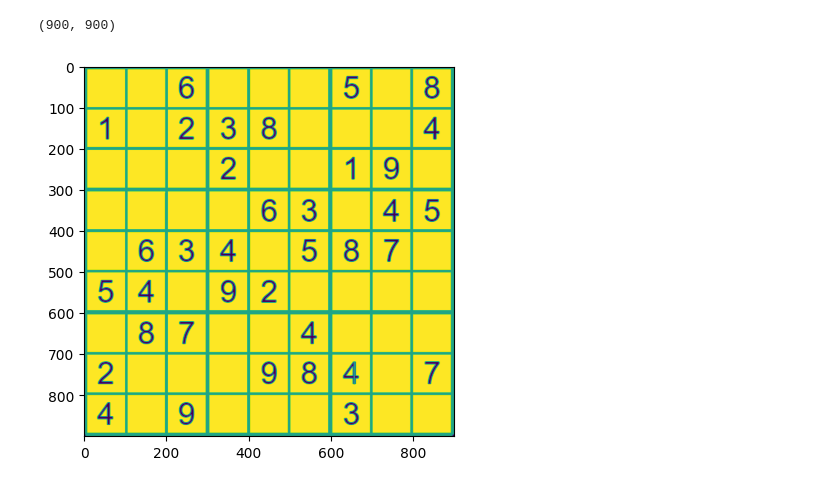
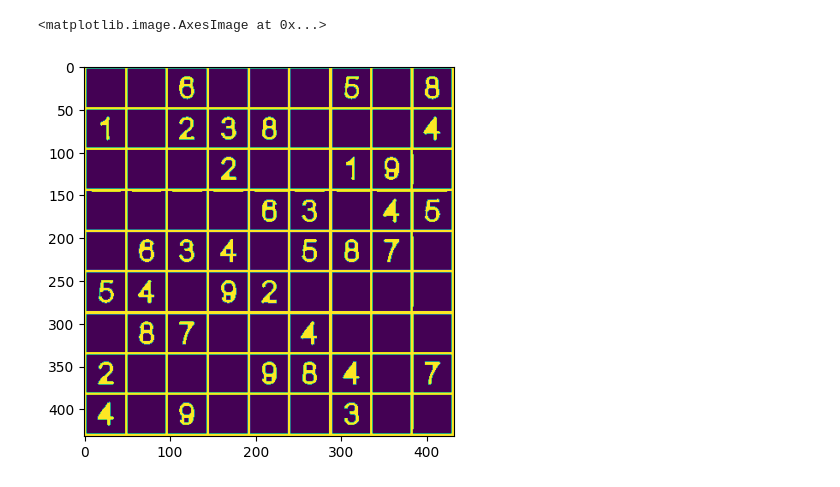
Before and after one commit to Sasidhar505/Sudoku_Solver, a Jupyter notebook: Colab Notebooks/Sudoku_Processor.ipynb, the cells around one changed output. Drawn from its saved outputs; the diff is of its cells as text; code cells hidden in the pictures.

```diff
--- a/Colab Notebooks/Sudoku_Processor.ipynb
+++ b/Colab Notebooks/Sudoku_Processor.ipynb
@@ -12,6 +51,10 @@ from tensorflow.keras.preprocessing.image import img_to_array
 # %%
-
-image = cv.imread('/content/drive/MyDrive/Colab Notebooks/Sudoku/sample.png')
+margin = 10
+case = 28 + 2*margin
+perspective_size = 9*case
+flag = 0
+ans = 0
+image = cv.imread('/content/drive/MyDrive/Colab Notebooks/Sudoku/input.png')
 p_image = image.copy()
 plt.imshow(p_image)
 # %% [output]
@@ -68,9 +111,9 @@ if contour is not None:
         else:
             pts1 = np.float32([points[1], points[0], points[2], points[3]])
 
-    pts2 = np.float32([[0, 0], [900, 0], [0, 900], [900, 900]])
+    pts2 = np.float32([[0, 0], [perspective_size, 0], [0, perspective_size], [perspective_size, perspective_size]])
     matrix = cv.getPerspectiveTransform(pts1, pts2)
-    perspective_image =cv.warpPerspective(p_image, matrix, (900, 900))
+    perspective_image =cv.warpPerspective(p_image, matrix, (perspective_size, perspective_size))
     result = perspective_image.copy()
 
     plt.imshow(result)
@@ -95,18 +139,13 @@ plt.imshow(perspective_image)
 # %%
 #Invert the grid for digit recognition
-pers_image = cv.cvtColor(perspective_image, cv.COLOR_BGR2RGB)
 
-pers_gray = cv.cvtColor(pers_image , cv.COLOR_RGB2GRAY)
-plt.imshow(pers_gray)
-print(pers_gray.shape)
 invert = 255 - pers_image
 invert_image = invert.copy()
-
 invert_image = invert_image /255
-i = 0
+plt.imshow(pers_image)
 # %% [output]
-(900, 900)
+<matplotlib.image.AxesImage at 0x...>
-[figure, old version]
+[figure, new version]
 # %%
 # loading trained model
 
```
Also changed, not shown: parts of 13 cells of this notebook, 1 other file.
